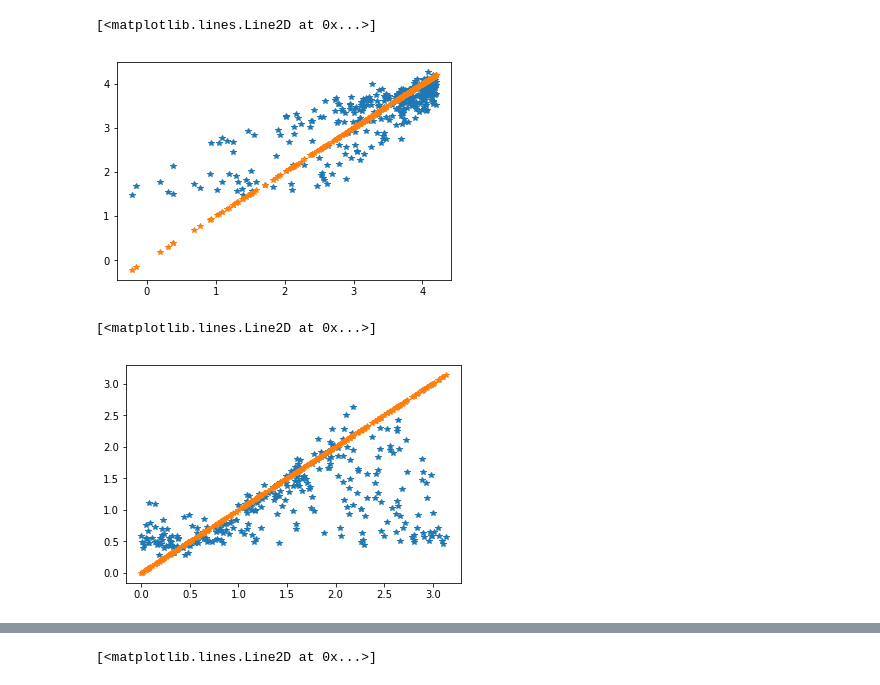
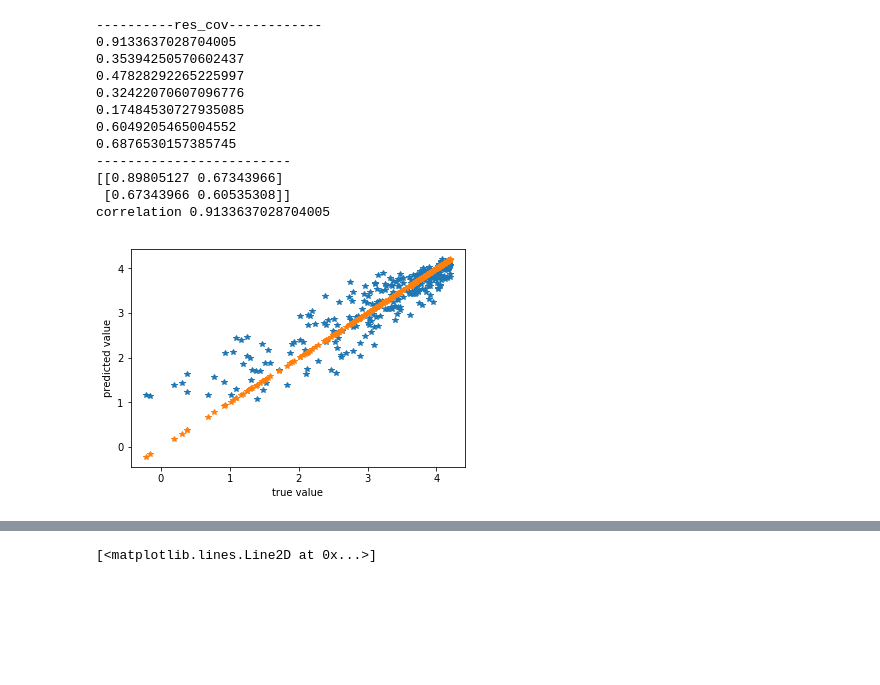
Before and after one commit to JunYinDM/GalaxyGenerativeModel, a Jupyter notebook: label/Res_1005.ipynb, the cells around one changed output, grey strips where cells are left out. Saved outputs shown, nothing was run; the diff lists cells and outputs as text; code cells hidden in the pictures; blank space fills up the shorter version.

Commit message:
label_res

```diff
--- a/label/Res_1005.ipynb
+++ b/label/Res_1005.ipynb
@@ -55,8 +55,7 @@ test_dataset = testlabelDataset()
 test_dataloader= DataLoader(dataset=test_dataset, batch_size=300,shuffle=False,drop_last=True)
 criterion_none = nn.L1Loss(reduction='none')
 # %%
-num=1170
-
+num=4500
 
 #batch_size = 64
 #learning_rate = 1e-4
@@ -68,39 +67,54 @@ model.eval()
 
 for data in test_dataloader:
     test_img,test_label= [x.type(torch.float32).cuda() for x in data]
     test_img = test_img.view(test_img.size(0), 1,64,64)
     test_output,test_z = model(test_img)
     test_z=test_z.view(test_z.size(0),14*14)
 
  #   test_loss= (( criterion_none(test_output, test_img)/(test_img.sum(dim=3).sum(dim=2).sum(dim=1))).mean())  + (criterion_none(test_z[:,:7], test_label)  /weight).mean()
 
 #    test_loss_recon= (( criterion_none(test_output, test_img)/(test_img.sum(dim=3).sum(dim=2).sum(dim=1))).mean())
  #   test_loss_latent= (criterion_none(test_z[:,:7], test_label)  /weight).mean()
 
  #   test_MSE_loss = nn.MSELoss()(test_output, test_img)
 
 
 
 
 
 
 res_in =  test_img.data.cpu().numpy()
 res_out=test_output.data.cpu().numpy()
 label_in=test_label.data.cpu().numpy()
 label_out=test_z[:,:7].data.cpu().numpy()
 letent=test_z.data.cpu().numpy()
+print("----------res_cov------------")
 
+for i in range(7):
+    cov=np.cov(np.stack((label_in[:,i], label_out[:,i]), axis=0))
+    print(cov[0,1]/np.sqrt(cov[0][0] * cov[1][1]))
+
+print("-------------------------")
 
 i=0
 plt.plot(label_in[:,i],label_out[:,i],"*")
 plt.plot(label_in[:,i],label_in[:,i],"*")
+plt.xlabel("true value")
+plt.ylabel("predicted value")
+cov=np.cov(np.stack((label_in[:,i], label_out[:,i]), axis=0))
+print( np.cov(np.stack((label_in[:,i], label_out[:,i]), axis=0)))
+print("correlation",cov[0,1]/np.sqrt(cov[0][0] * cov[1][1]))
 # %% [output]
-[<matplotlib.lines.Line2D at 0x...>]
+----------res_cov------------
+0.9133637028704005
+0.35394250570602437
+0.47828292265225997
+0.32422070607096776
+0.17484530727935085
+0.6049205465004552
+0.6876530157385745
+-------------------------
+[[0.89805127 0.67343966]
+ [0.67343966 0.60535308]]
+correlation 0.9133637028704005
-[figure, old version]
+[figure, new version]
-# %%
-i=6
-plt.plot(label_in[:,i],label_out[:,i],"*")
-plt.plot(label_in[:,i],label_in[:,i],"*")
-# %% [output]
-[<matplotlib.lines.Line2D at 0x...>]
-[figure, removed]
```
Also changed, not shown: parts of 26 cells of this notebook, 1 other file.
